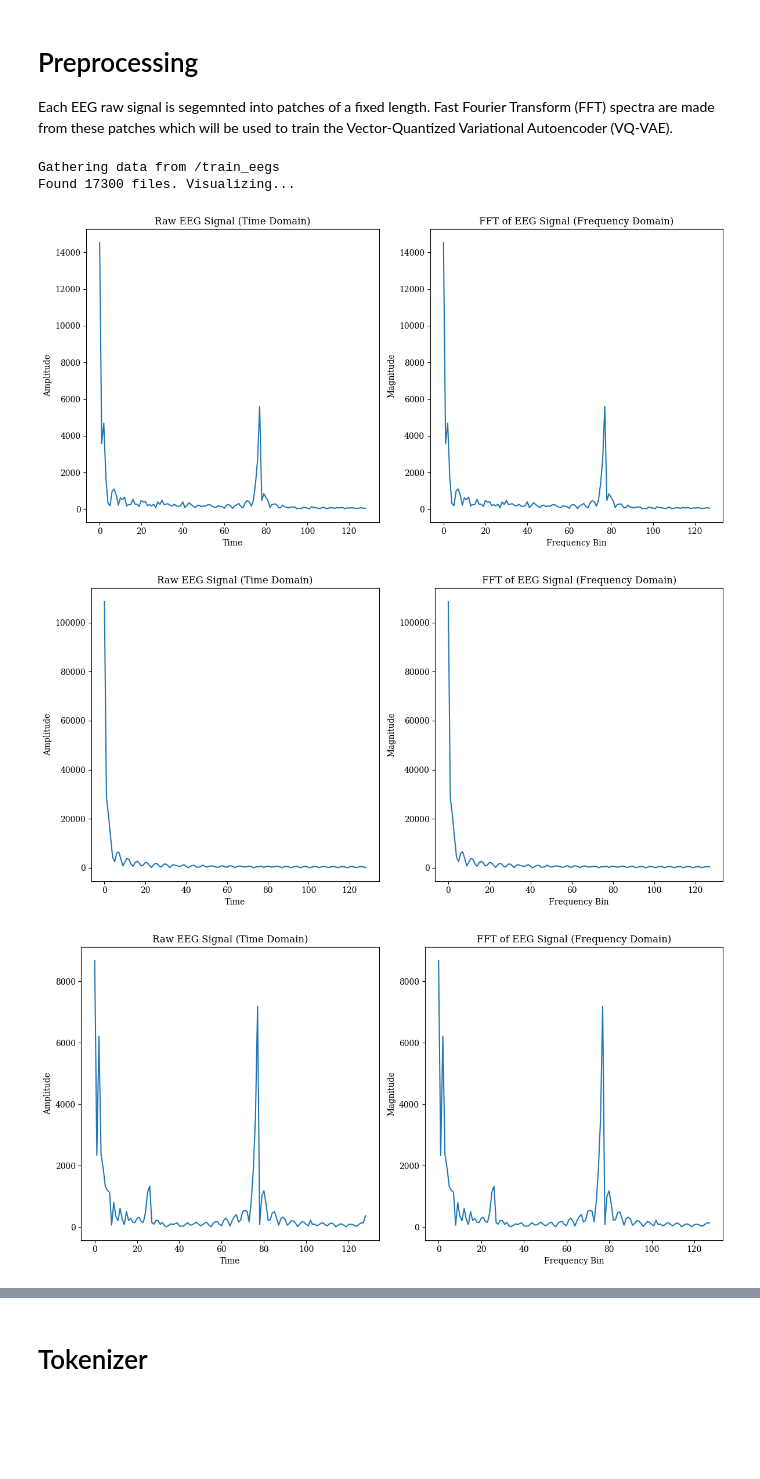
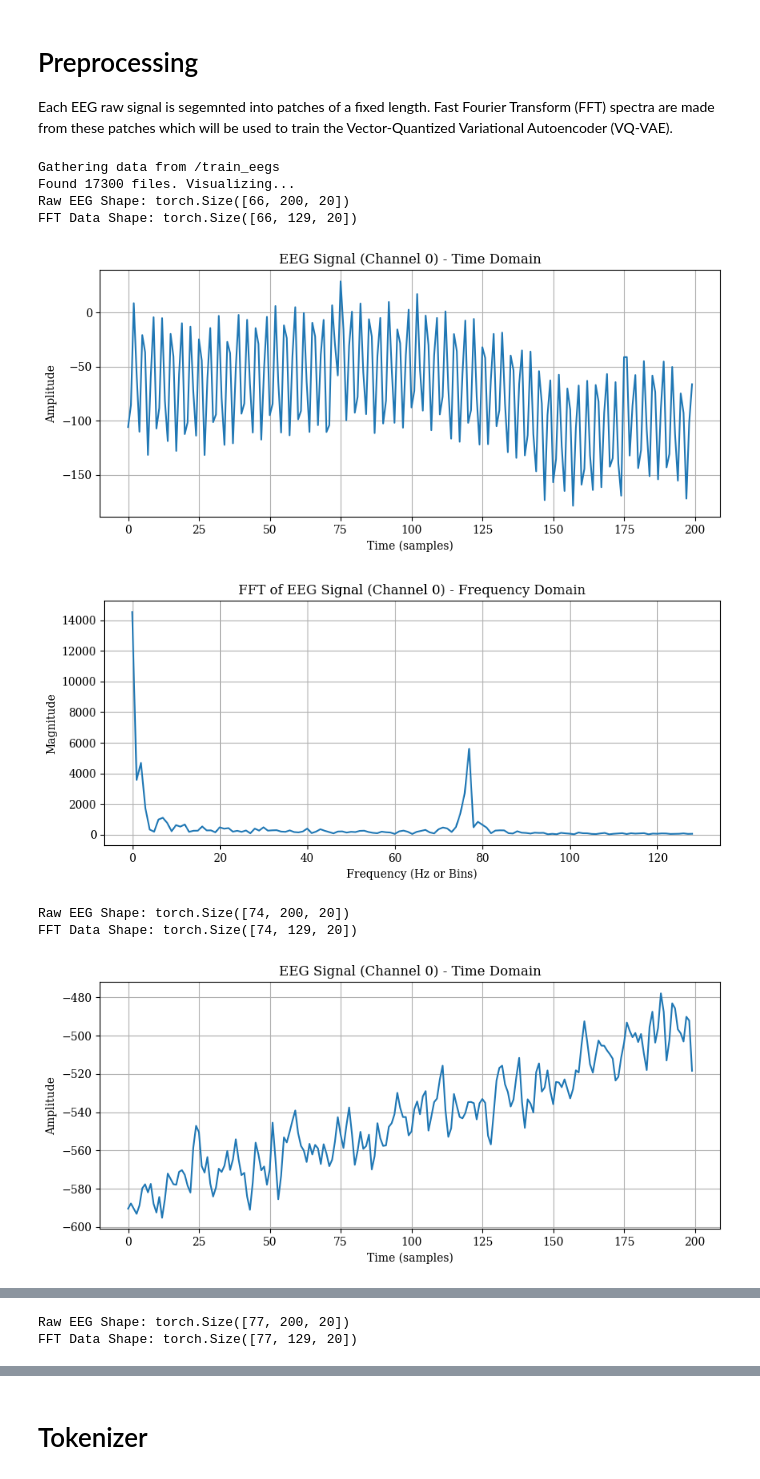
Before and after one commit to tristan-day-research/NeuroStorm_seizure_detection, a Jupyter notebook: NeuroStorm.ipynb, the cells around one changed output, grey strips where cells are left out. Drawn from its saved outputs; the diff is of its cells as text; code cells hidden in the pictures; blank space fills up the shorter version.

Commit message:
Fixed EEG patch and FFT visualization

```diff
--- a/NeuroStorm.ipynb
+++ b/NeuroStorm.ipynb
@@ -36,6 +36,6 @@ if ENVIRONMENT == 'colab':
     from src.setup import configure_environment
 
     # Run full environment setup
-    bucket_name = configure_environment(environment=ENVIRONMENT)
+    gcp_bucket_name = configure_environment(environment=ENVIRONMENT)
 # %% [output]
 Cloning into 'NeuroStorm_seizure_detection'...
@@ -96,10 +96,12 @@ Each EEG raw signal is segemnted into patches of a fixed length. Fast Fourier Tr
 # %%
 %load_ext autoreload
 %autoreload 2
+# %%
+gcp_file_prefix = userdata.get('EEG_GCP_FILEPATH')
 # %%
 # gcp_filepath and gcp_bucket_name are environmental variable that are defined in setup.py
 
-from src.data_and_FFT import EEGDataset
+from src.data_and_FFT import EEGDataset, visualize_eeg, visualize_fft
 
 import importlib
 from src import data_and_FFT
@@ -108,7 +110,7 @@ from src import data_and_FFT
 importlib.reload(data_and_FFT)
 
 # Now import the class or functions
-from src.data_and_FFT import EEGDataset, visualize_eeg_and_fft
+from src.data_and_FFT import EEGDataset, visualize_eeg, visualize_fft
 
 # Parameters
 patch_size = 200
@@ -117,38 +119,55 @@ fft_size = 256
 data_dir = '/train_eegs'
 
 # Append the data_dir to the GCP file path prefix
 gcp_file_path = gcp_file_prefix.rstrip('/') + data_dir
 print(f"Gathering data from {data_dir}")
 
 
 # Load Dataset and Visualize
 def load_and_visualize_samples(bucket_name, gcp_file_path, patch_size, overlap, fft_size):
     dataset = EEGDataset(
-        bucket_name=bucket_name,
+        bucket_name=gcp_bucket_name,
         gcp_file_path=gcp_file_path,
         patch_size=patch_size,
         overlap=overlap,
         fft_size=fft_size
     )
 
     print(f"Found {len(dataset)} files. Visualizing...")
 
-    for i in range(min(3, len(dataset))):  # Visualize 3 samples or fewer
-        fft_data, mask = dataset[i]
-        visualize_eeg_and_fft(fft_data, fft_data, fft_size)
+    for i in range(min(13, len(dataset))):  # Visualize 3 samples or fewer
+        # fft_data, mask = dataset[i]
+
+        # Load a sample (returns raw EEG and FFT)
+        raw_eeg, fft_data, mask = dataset[i]
+
+        print("Raw EEG Shape:", raw_eeg.shape)  # [num_patches, patch_size, channels]
+        print("FFT Data Shape:", fft_data.shape)  # [num_patches, fft_size // 2 + 1, channels]
+
+        # Visualize the 0th patch, 0th channel
+
+        # Visualize raw EEG (time domain)
+        visualize_eeg(raw_eeg, sample_idx=0, channel=0)
+
+        # Visualize FFT (frequency domain)
+        visualize_fft(fft_data, fft_size=256, sample_idx=0, channel=0)
 
 
 # Run Test
 load_and_visualize_samples(
-    bucket_name=bucket_name,
+    bucket_name=gcp_bucket_name,
     gcp_file_path=gcp_file_path,
     patch_size=patch_size,
     overlap=overlap,
     fft_size=fft_size
 )
 # %% [output]
 Gathering data from /train_eegs
 Found 17300 files. Visualizing...
+Raw EEG Shape: torch.Size([66, 200, 20])
+FFT Data Shape: torch.Size([66, 129, 20])
-[figure, old version]
+[figure, new version]
-[figure, old version]
+[figure, new version]
+Raw EEG Shape: torch.Size([74, 200, 20])
+FFT Data Shape: torch.Size([74, 129, 20])
-[figure, old version]
+[figure, new version]
@@ -154,0 +175,2 @@ Found 17300 files. Visualizing...
+Raw EEG Shape: torch.Size([77, 200, 20])
+FFT Data Shape: torch.Size([77, 129, 20])
```
Also changed, not shown: parts of 3 cells of this notebook.
